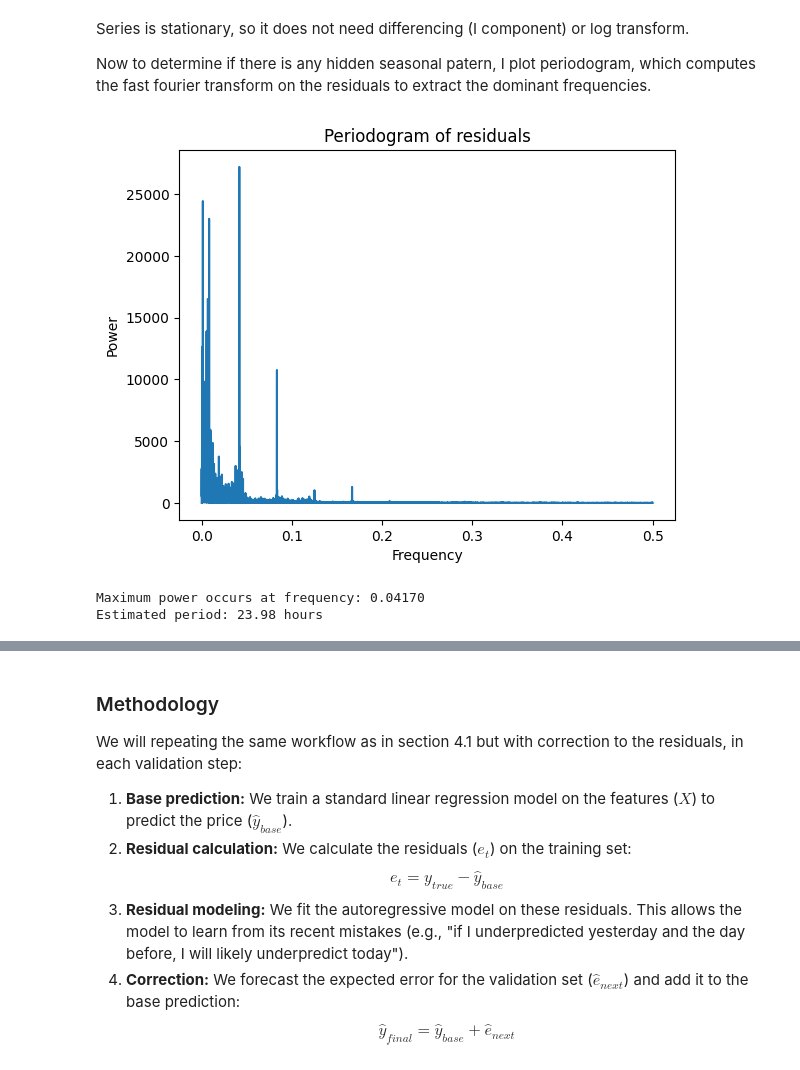
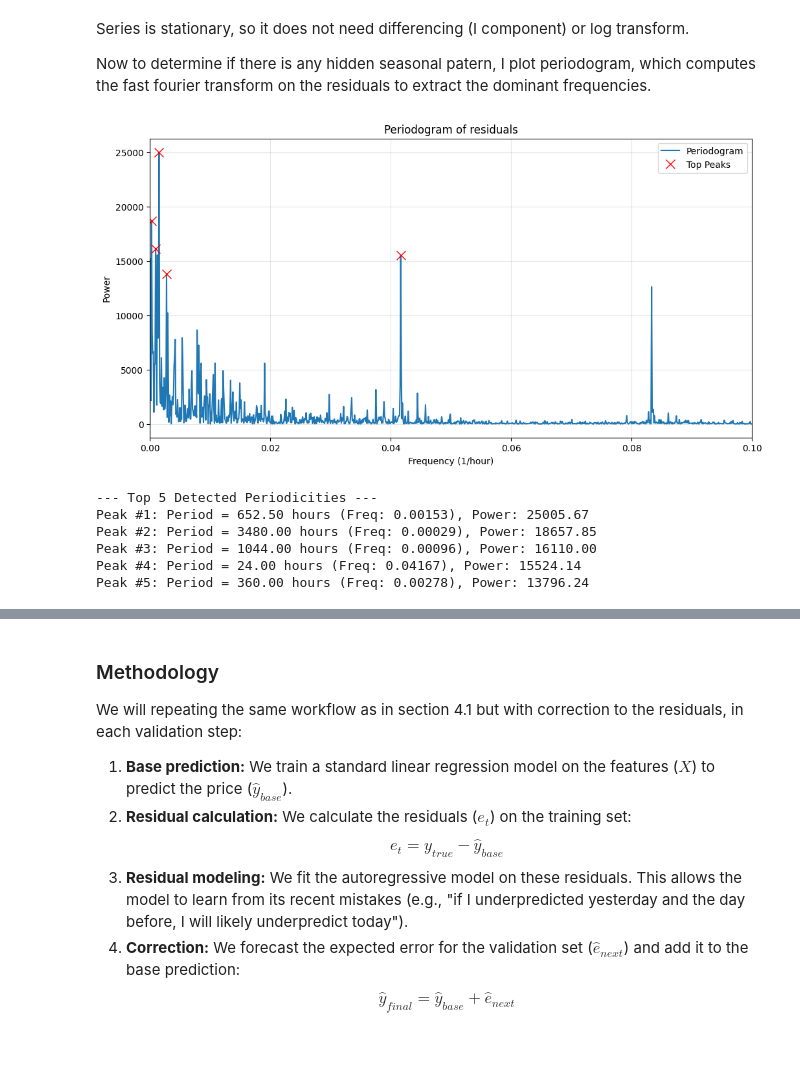
Before and after one commit to JanMatyas57/energy_markets, a Jupyter notebook: regression_arima.ipynb, the cells around one changed output, grey strips where cells are left out. Saved outputs shown, nothing was run; the diff lists cells and outputs as text; code cells hidden in the pictures.

```diff
--- a/regression_arima.ipynb
+++ b/regression_arima.ipynb
@@ -918,26 +865,52 @@ Series is stationary (reject H0)
 Series is stationary, so it does not need differencing (I component) or log transform.
 
 Now to determine if there is any hidden seasonal patern, I plot periodogram, which computes the fast fourier transform on the residuals to extract the dominant frequencies.
-# %%
-from scipy.signal import periodogram
-f, Pxx = periodogram(y_values[start_validation_idx:current_test_end] - y_pred_roll)
-plt.plot(f, Pxx)
-plt.xlabel('Frequency')
-plt.ylabel('Power')
-plt.title('Periodogram of residuals')
-plt.show()
-
-# find index of maximum power
-idx_max = np.argmax(Pxx)
-# frequecy at maximum power
-freq_max = f[idx_max]
-
-print(f"Maximum power occurs at frequency: {freq_max:.5f}")
-
-period_hours = 1 / freq_max
-print(f"Estimated period: {period_hours:.2f} hours")
-# %% [output]
-[figure, removed]
-Maximum power occurs at frequency: 0.04170
-Estimated period: 23.98 hours
+# %%
+from scipy.signal import periodogram, find_peaks
+
+f, Pxx = periodogram(y_values_segment - y_pred_3m)
+
+peaks_indices, properties = find_peaks(Pxx, height=np.max(Pxx) * 0.1, distance=5)
+
+
+sorted_metric = np.argsort(Pxx[peaks_indices])[::-1]
+sorted_peaks_indices = peaks_indices[sorted_metric]
+
+
+top_n = 5
+top_peaks = sorted_peaks_indices[:top_n]
+
+
+plt.figure(figsize=(12, 6))
+plt.plot(f, Pxx, label='Periodogram')
+
+plt.plot(f[top_peaks], Pxx[top_peaks], "x", color='red', markersize=10, label='Top Peaks')
+
+plt.xlabel('Frequency (1/hour)')
+plt.xlim(0, 0.1)
+plt.ylabel('Power')
+plt.title('Periodogram of residuals')
+plt.legend()
+plt.grid(True, alpha=0.3)
+plt.show()
+
+print(f"--- Top {top_n} Detected Periodicities ---")
+for i, idx in enumerate(top_peaks):
+    freq = f[idx]
+    power = Pxx[idx]
+
+
+    if freq > 0:
+        period = 1 / freq
+        print(f"Peak #{i+1}: Period = {period:.2f} hours (Freq: {freq:.5f}), Power: {power:.2f}")
+    else:
+        print(f"Peak #{i+1}: DC Component (Freq: 0), Power: {power:.2f}")
+# %% [output]
+[figure, added]
+--- Top 5 Detected Periodicities ---
+Peak #1: Period = 652.50 hours (Freq: 0.00153), Power: 25005.67
+Peak #2: Period = 3480.00 hours (Freq: 0.00029), Power: 18657.85
+Peak #3: Period = 1044.00 hours (Freq: 0.00096), Power: 16110.00
+Peak #4: Period = 24.00 hours (Freq: 0.04167), Power: 15524.14
+Peak #5: Period = 360.00 hours (Freq: 0.00278), Power: 13796.24
 # %% [markdown]
```
Also changed, not shown: parts of 13 cells of this notebook.
